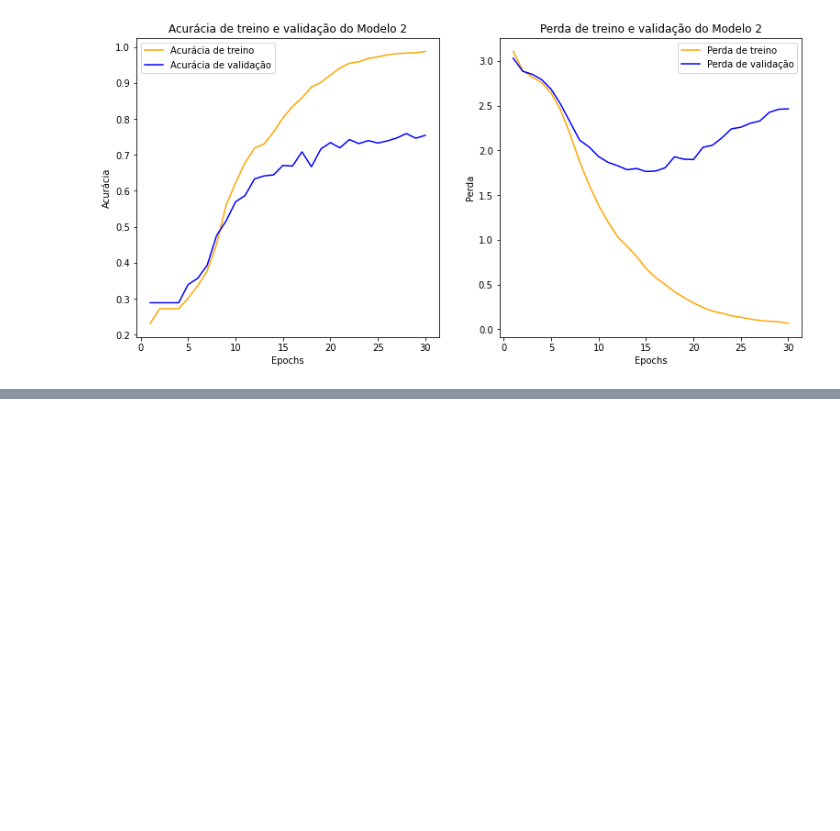
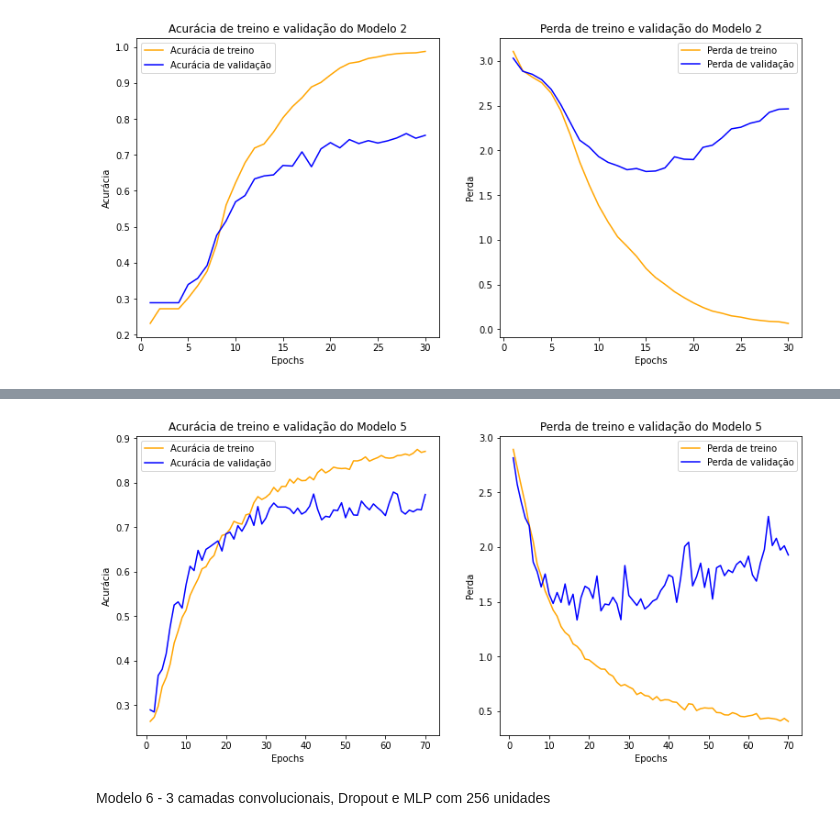
Before and after one commit to chr-lemes/monografia, a Jupyter notebook: Codigo/PrimeiraArquitetura.ipynb, the cells around one changed output, grey strips where cells are left out. Cells and saved outputs as stored; diff of their text form; code cells hidden in the pictures; blank space fills up the shorter version.

```diff
--- a/Codigo/PrimeiraArquitetura.ipynb
+++ b/Codigo/PrimeiraArquitetura.ipynb
@@ -252,0 +442,21 @@ plotar_acuracia_loss(hist_modelo2,"Modelo 2")
+# %%
+modelo5.compile(optimizer = optimizers.Adam(learning_rate = 0.001),
+              loss='categorical_crossentropy',
+              metrics=['accuracy'])
+# %%
+datagen = ImageDataGenerator(
+            zca_epsilon=1e-06,
+            rotation_range=40,
+            width_shift_range=0.2,
+            height_shift_range=0.2,
+            zoom_range=0.2,
+            shear_range=0.2,
+            horizontal_flip=True
+            )
+# %%
+datagen.fit(training_img_char)
+# %%
+hist_modelo5=modelo5.fit(datagen.flow(training_img_char, training_label_char),
+                 epochs=70,
+                 batch_size=256,
+                 validation_data=(validation_img_char, validation_label_char))
@@ -252,0 +481,6 @@ plotar_acuracia_loss(hist_modelo2,"Modelo 2")
+# %%
+plotar_acuracia_loss(hist_modelo5,"Modelo 5")
+# %% [output]
+[figure, added]
+# %% [markdown]
+Modelo 6 - 3 camadas convolucionais, Dropout e MLP com 256 unidades
```
Also changed, not shown: parts of 24 cells of this notebook.
